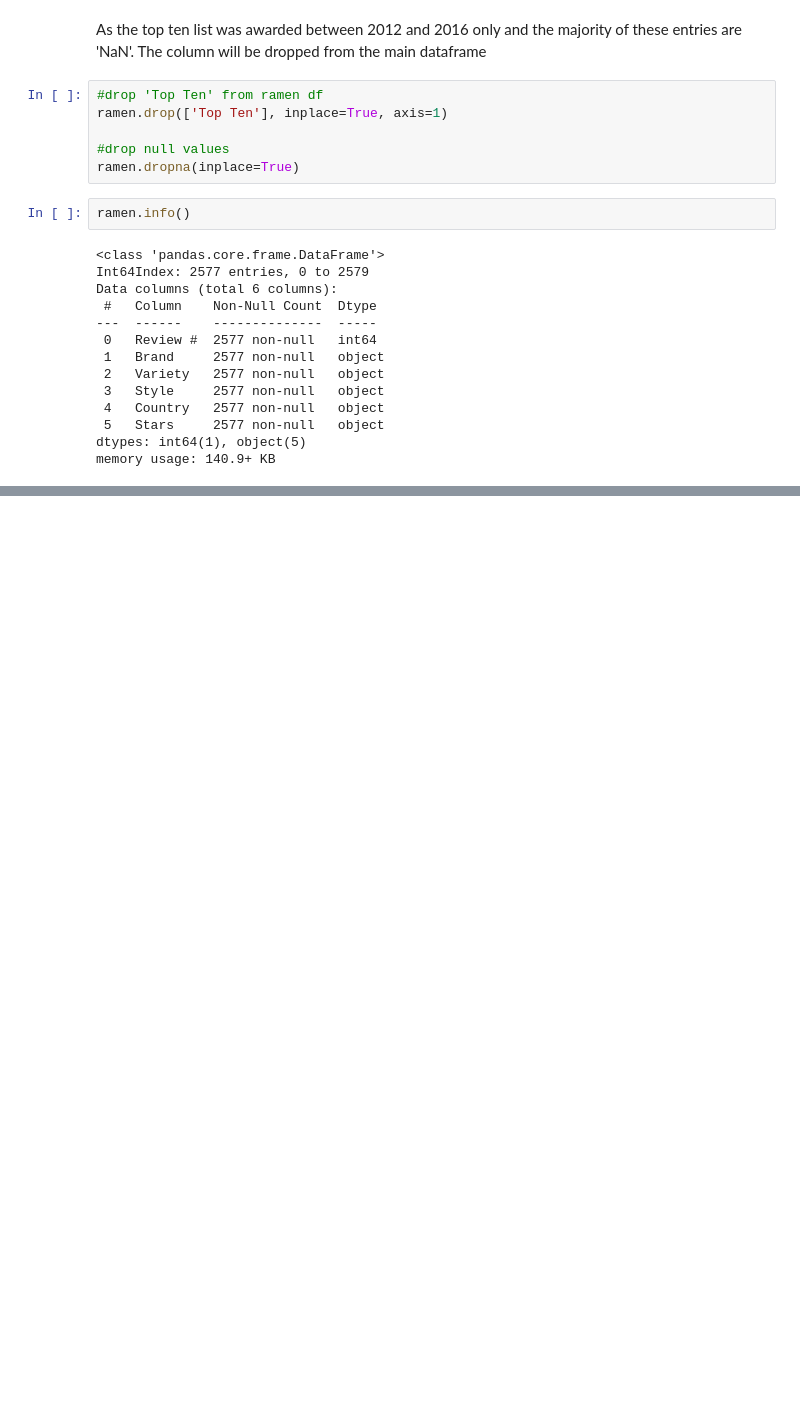
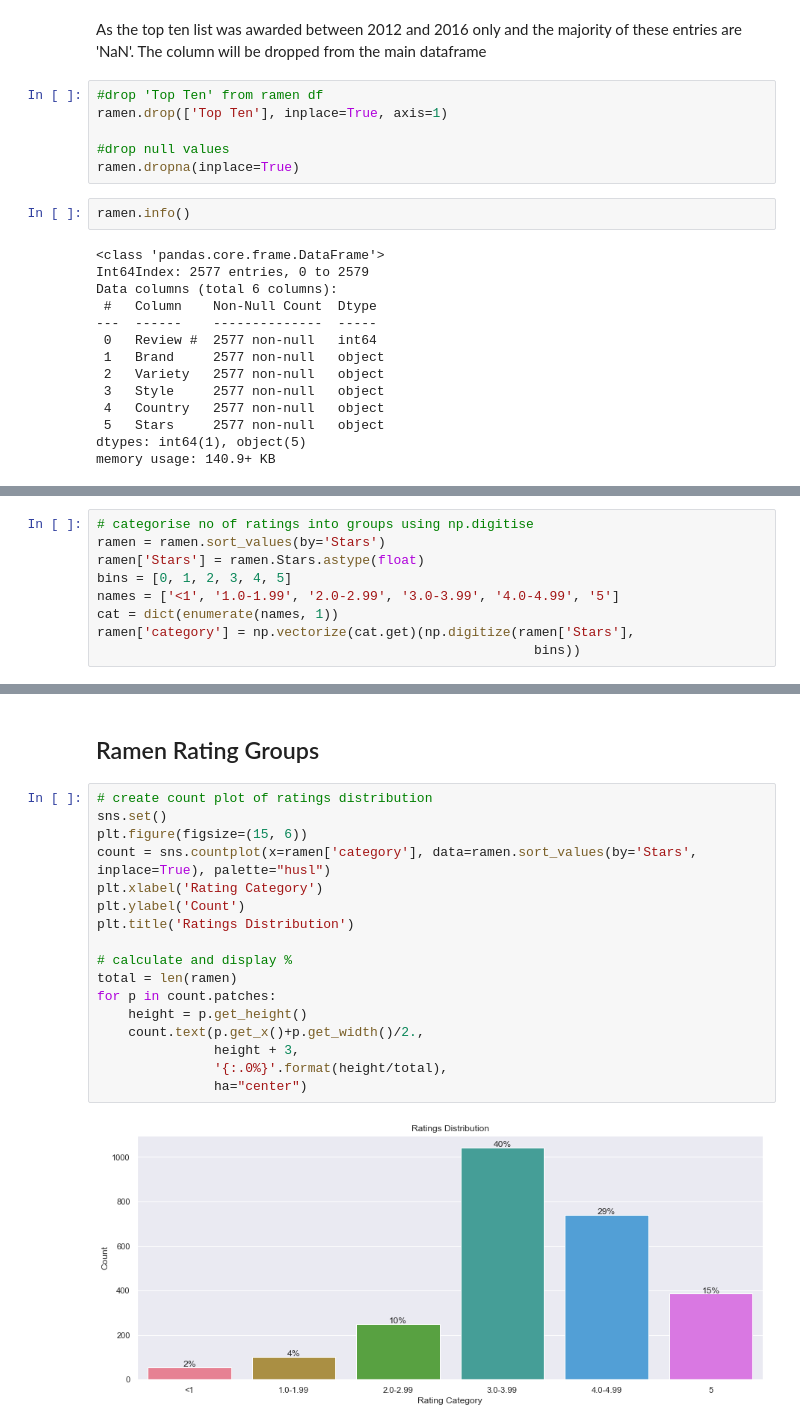
Before and after one commit to rohinijagath/ramen-reviews, a Jupyter notebook: ramen-reviews-eda.ipynb, the cells around one changed output, grey strips where cells are left out. Drawn from its saved outputs; the diff is of its cells as text; blank space fills up the shorter version.

```diff
--- a/ramen-reviews-eda.ipynb
+++ b/ramen-reviews-eda.ipynb
@@ -181,0 +181,9 @@ This feature examines the length of the product description.
+# %%
+# categorise no of ratings into groups using np.digitise
+ramen = ramen.sort_values(by='Stars')
+ramen['Stars'] = ramen.Stars.astype(float)
+bins = [0, 1, 2, 3, 4, 5]
+names = ['<1', '1.0-1.99', '2.0-2.99', '3.0-3.99', '4.0-4.99', '5']
+cat = dict(enumerate(names, 1))
+ramen['category'] = np.vectorize(cat.get)(np.digitize(ramen['Stars'],
+                                                        bins))
@@ -181,0 +241,21 @@ This feature examines the length of the product description.
+# %% [markdown]
+## Ramen Rating Groups
+# %%
+# create count plot of ratings distribution
+sns.set()
+plt.figure(figsize=(15, 6))
+count = sns.countplot(x=ramen['category'], data=ramen.sort_values(by='Stars', inplace=True), palette="husl")
+plt.xlabel('Rating Category')
+plt.ylabel('Count')
+plt.title('Ratings Distribution')
+
+# calculate and display %
+total = len(ramen)
+for p in count.patches:
+    height = p.get_height()
+    count.text(p.get_x()+p.get_width()/2.,
+               height + 3,
+               '{:.0%}'.format(height/total),
+               ha="center")
+# %% [output]
+[figure, added]
```
Also changed, not shown: parts of 9 cells of this notebook.
